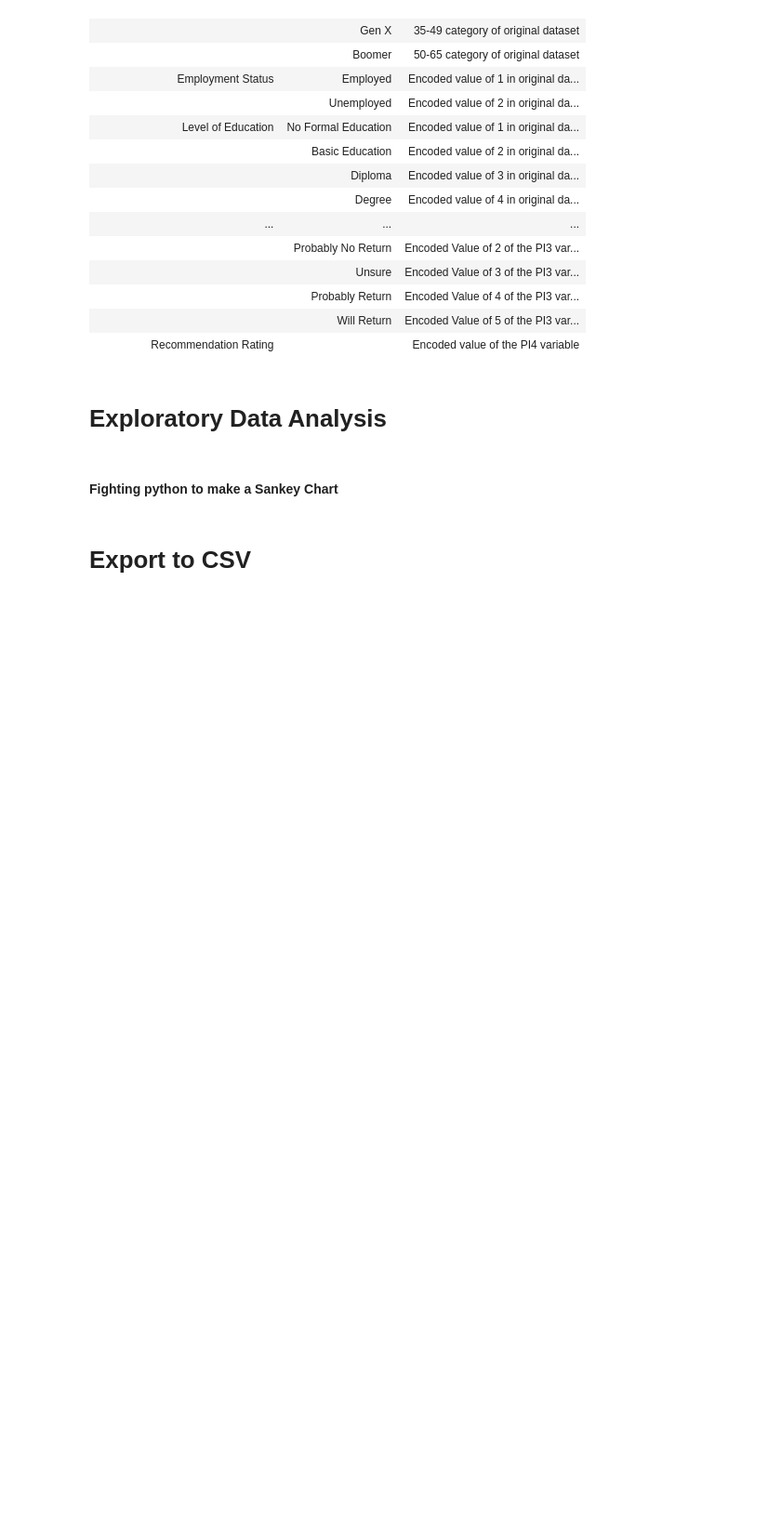
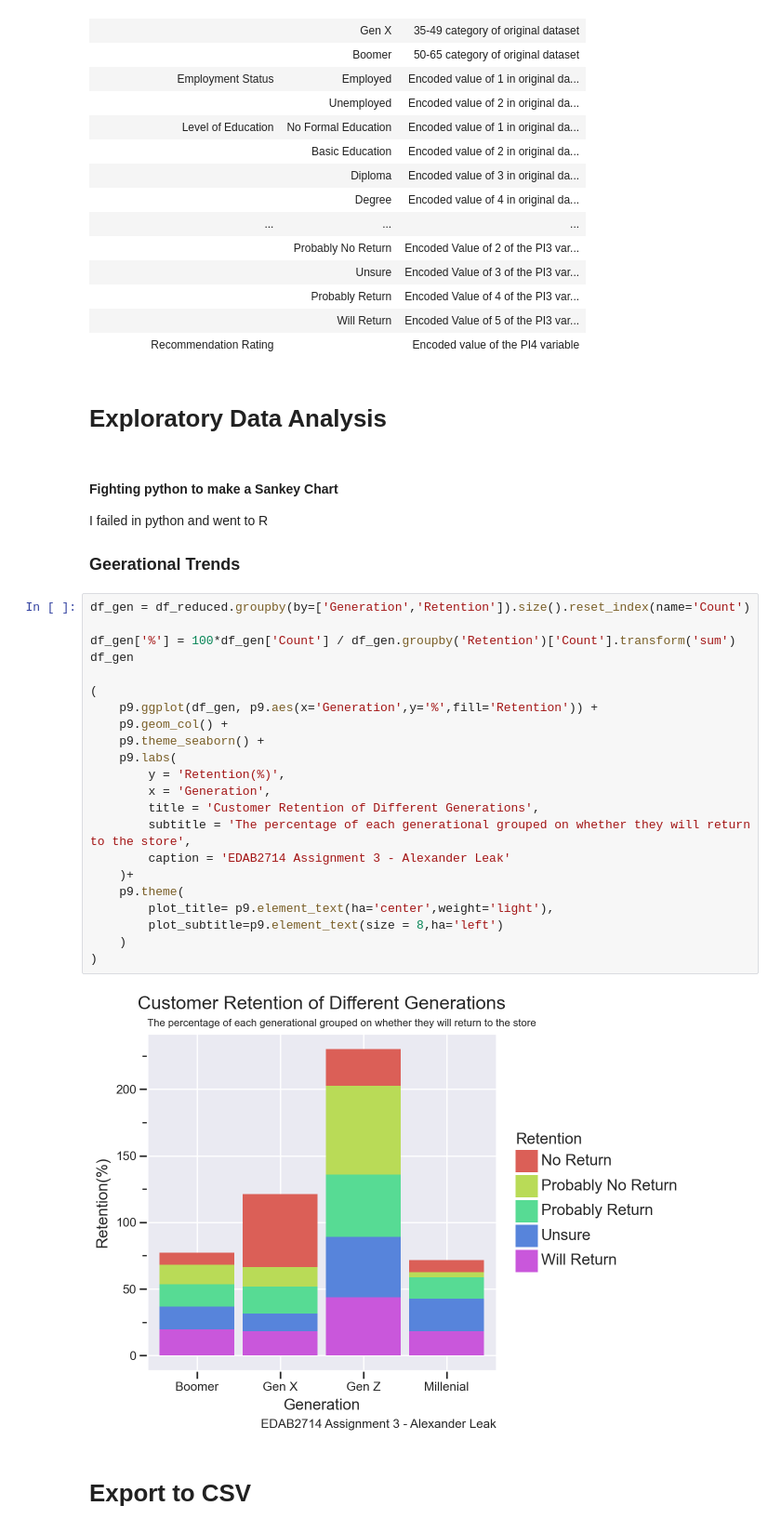
Before and after one commit to AlexTabble/Assignment-3, a Jupyter notebook: Assignment3_EDA.ipynb, the cells around one changed output. Shown at 93% size. Saved outputs shown, nothing was run; the diff lists cells and outputs as text; blank space fills up the shorter version.

```diff
--- a/Assignment3_EDA.ipynb
+++ b/Assignment3_EDA.ipynb
@@ -430,6 +430,34 @@ gt_reduced
 # Exploratory Data Analysis
 # %% [markdown]
 #### Fighting python to make a Sankey Chart
+
+I failed in python and went to R
+
+### Geerational Trends
+# %%
+df_gen = df_reduced.groupby(by=['Generation','Retention']).size().reset_index(name='Count')
+
+df_gen['%'] = 100*df_gen['Count'] / df_gen.groupby('Retention')['Count'].transform('sum')
+df_gen
+
+(
+    p9.ggplot(df_gen, p9.aes(x='Generation',y='%',fill='Retention')) +
+    p9.geom_col() +
+    p9.theme_seaborn() +
+    p9.labs(
+        y = 'Retention(%)',
+        x = 'Generation',
+        title = 'Customer Retention of Different Generations',
+        subtitle = 'The percentage of each generational grouped on whether they will return to the store',
+        caption = 'EDAB2714 Assignment 3 - Alexander Leak'
+    )+
+    p9.theme(
+        plot_title= p9.element_text(ha='center',weight='light'),
+        plot_subtitle=p9.element_text(size = 8,ha='left')
+    )
+)
+# %% [output]
+[figure, added]
 # %% [markdown]
 # Export to CSV
 # %%
```
Also changed, not shown: parts of 1 cell of this notebook, 2 other files.
